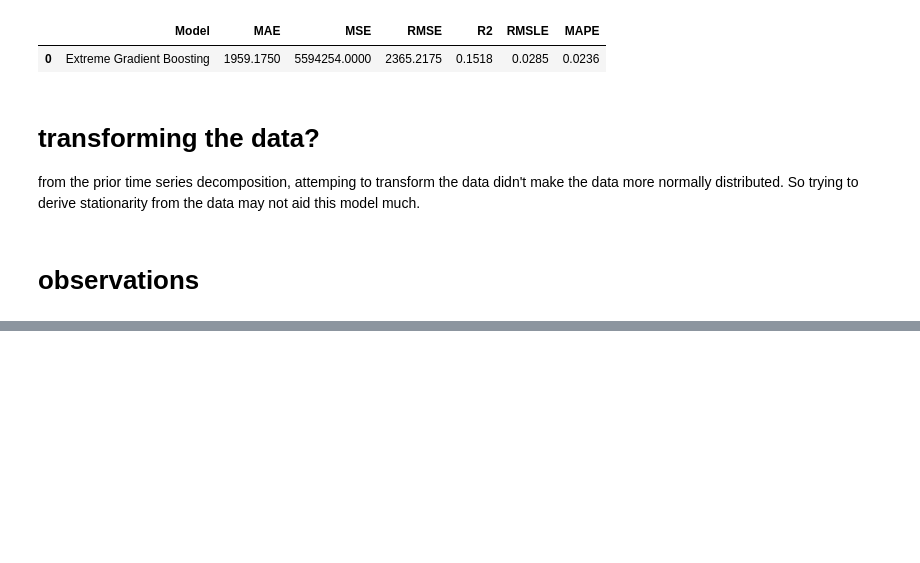
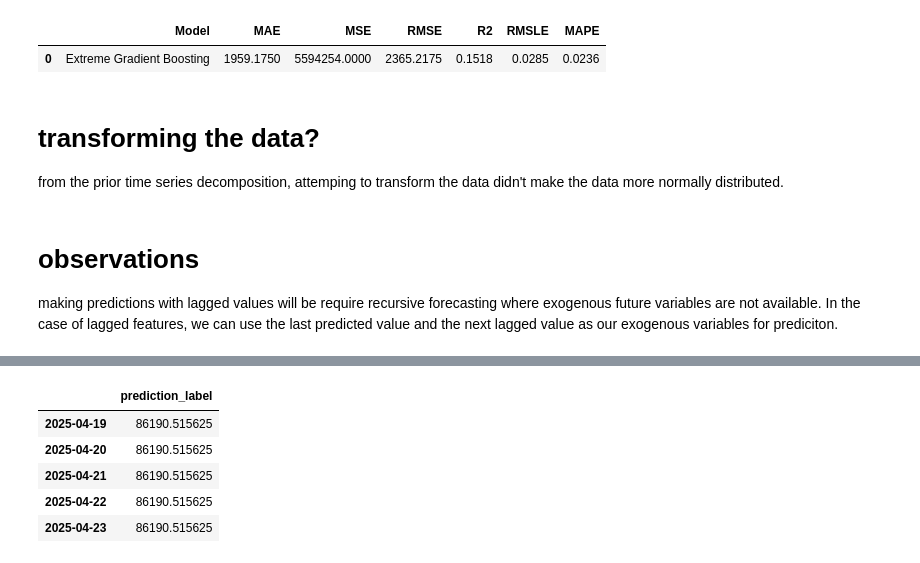
Before and after one commit to RalleyD/COM724_AE2, a Jupyter notebook: notebooks/xgboost-time-series.ipynb, the cells around one changed output, grey strips where cells are left out. Saved outputs shown, nothing was run; the diff lists cells and outputs as text; code cells hidden in the pictures; blank space fills up the shorter version.

Commit message:
xgboost recursive lag window for future predictions - fail

```diff
--- a/notebooks/xgboost-time-series.ipynb
+++ b/notebooks/xgboost-time-series.ipynb
@@ -117,7 +117,7 @@ fig.show()
 
 # fig.show()
 # %%
-tuned_xgb = tune_model(xgb_model)
+tuned_xgb = xgb_exp.tune_model(xgb_model)
 
 y_pred_tuned = xgb_exp.predict_model(tuned_xgb)
 
@@ -139,9 +139,9 @@ Fitting 3 folds for each of 10 candidates, totalling 30 fits
 | 0 | Extreme Gradient Boosting | 9142.5830 | 250072528.0000 | 15813.6836 | 0.4234 | 0.2005 | 0.1052 |
 # %%
 # # Finalize Model and Make Predictions
-final_xgb = finalize_model(tuned_xgb)
+final_xgb = xgb_exp.finalize_model(tuned_xgb)
 # predictions = predict_model(final_xgb, data=btc_test)
-y_pred_final = predict_model(final_xgb)
+y_pred_final = xgb_exp.predict_model(final_xgb)
 
 fig = px.line(y_pred_final, y=['close', 'prediction_label'], template='plotly_dark', labels={"value" : "close price $"})
 
@@ -192,6 +189,8 @@ fig.show()
 # %% [markdown]
 # transforming the data?
 
-from the prior time series decomposition, attemping to transform the data didn't make the data more normally distributed. So trying to derive stationarity from the data may not aid this model much.
+from the prior time series decomposition, attemping to transform the data didn't make the data more normally distributed.
 # %% [markdown]
 # observations
+
+making predictions with lagged values will be require recursive forecasting where exogenous future variables are not available. In the case of lagged features, we can use the last predicted value and the next lagged value as our exogenous variables for prediciton.
@@ -197,0 +268,3 @@ from the prior time series decomposition, attemping to transform the data didn't
+# %%
+recursive_forecast(xgb_exp, final_xgb, data=btc_5y_close_df.iloc[-2:], fh=5)
+# %% [output]
@@ -197,0 +286,6 @@ from the prior time series decomposition, attemping to transform the data didn't
+|  | prediction_label |
+| 2025-04-19 | 86190.515625 |
+| 2025-04-20 | 86190.515625 |
+| 2025-04-21 | 86190.515625 |
+| 2025-04-22 | 86190.515625 |
+| 2025-04-23 | 86190.515625 |
```
Also changed, not shown: parts of 6 cells of this notebook.
